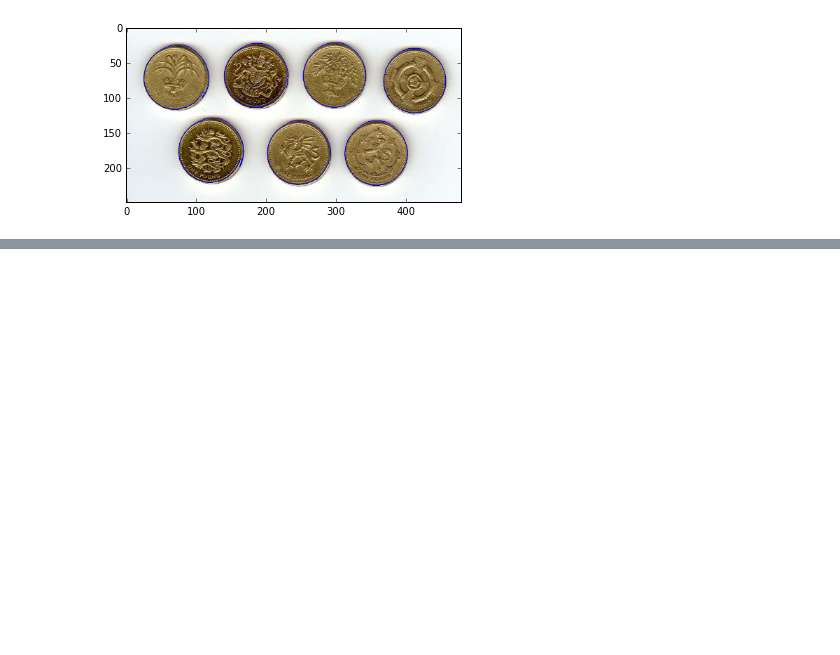
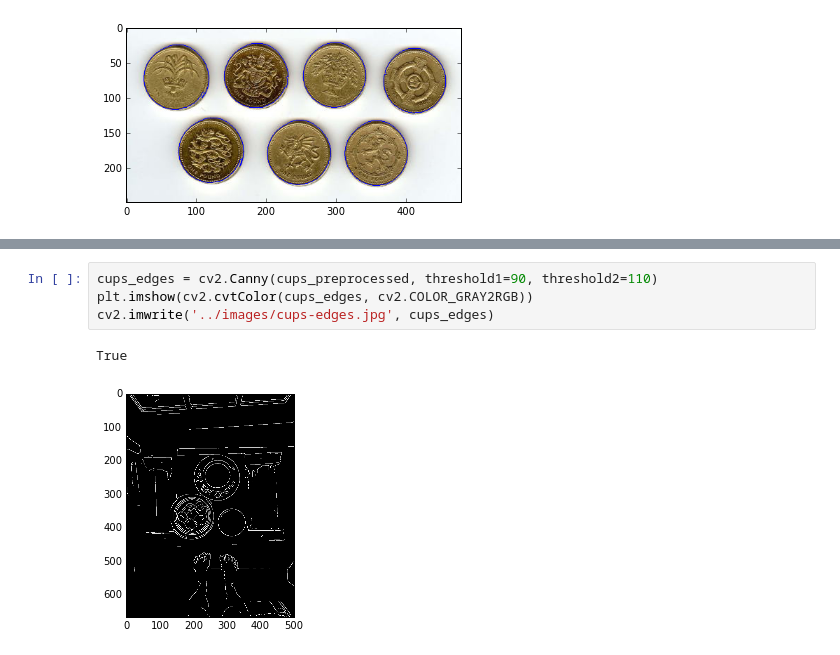
Before and after one commit to YuheiNakasaka/image-processing-training-with-python, a Jupyter notebook: dive-into-image-processing-with-opencv/ipython.ipynb, the cells around one changed output, grey strips where cells are left out. Drawn from its saved outputs; the diff is of its cells as text; blank space fills up the shorter version.

```diff
--- a/dive-into-image-processing-with-opencv/ipython.ipynb
+++ b/dive-into-image-processing-with-opencv/ipython.ipynb
@@ -295,0 +317,7 @@ number of coins: 7
+# %%
+cups_edges = cv2.Canny(cups_preprocessed, threshold1=90, threshold2=110)
+plt.imshow(cv2.cvtColor(cups_edges, cv2.COLOR_GRAY2RGB))
+cv2.imwrite('../images/cups-edges.jpg', cups_edges)
+# %% [output]
+True
+[figure, added]
```
Also changed, not shown: parts of 3 cells of this notebook, 6 other files.
